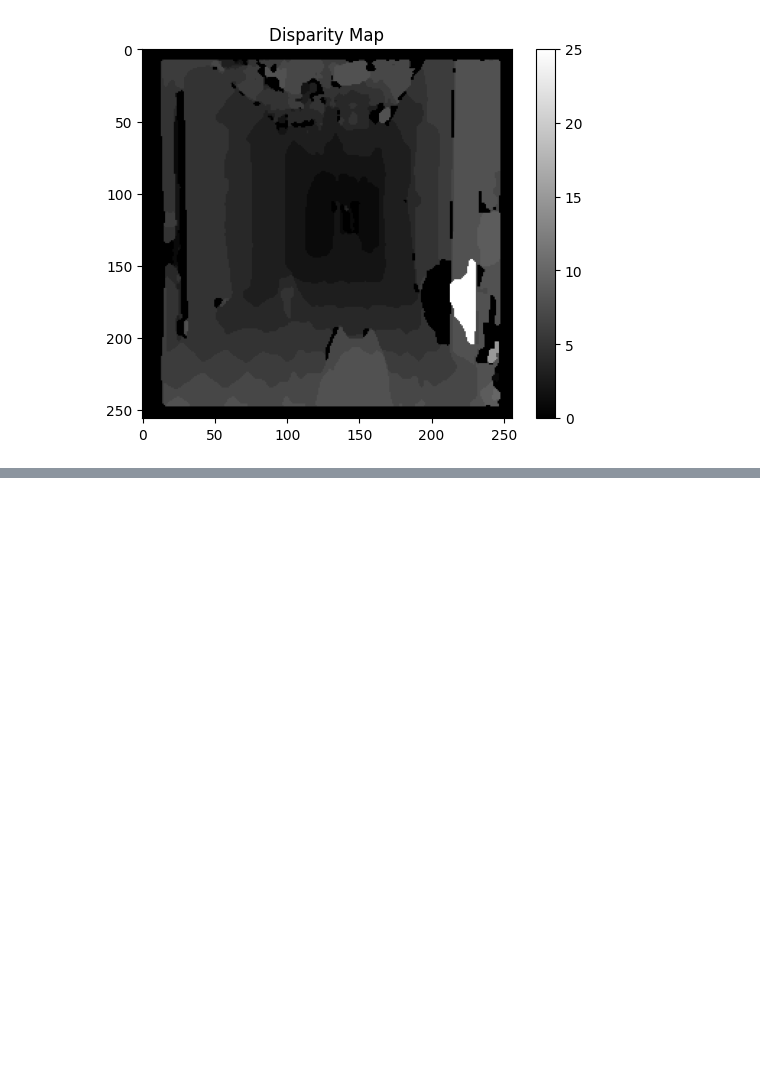
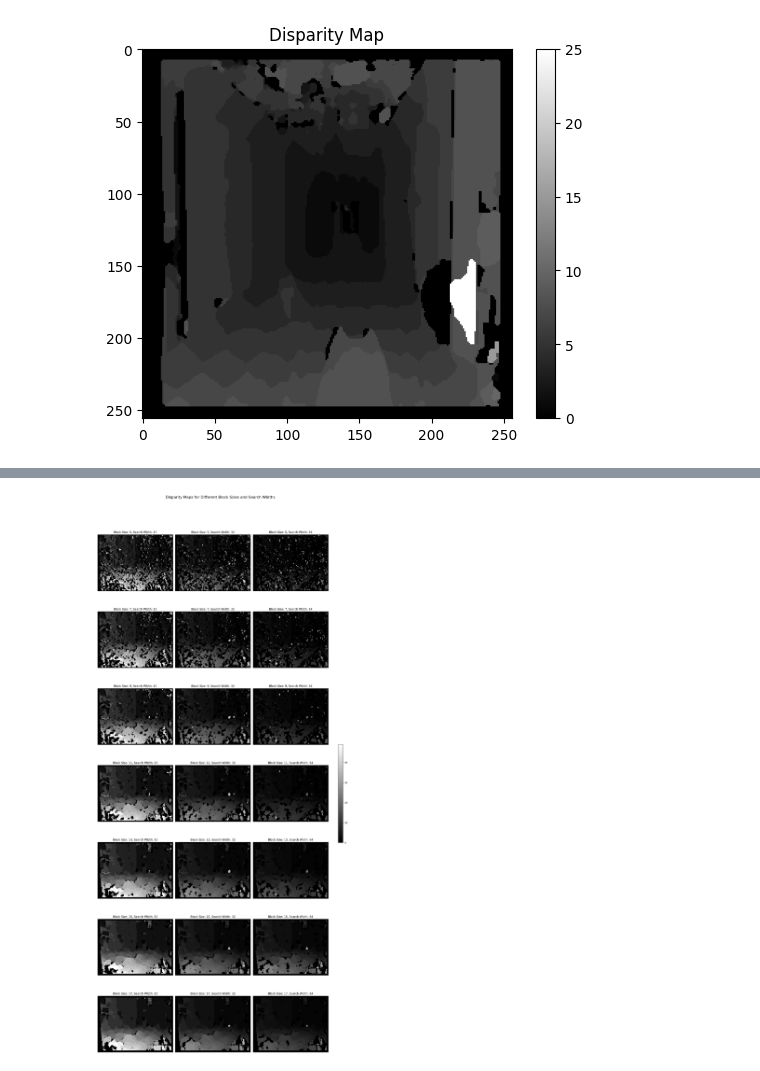
Before and after one commit to SkAndMl/AI6121-Computer-Vision, a Jupyter notebook: Assignment-2 Disparity/disaprity.ipynb, the cells around one changed output, grey strips where cells are left out. Cells and saved outputs as stored; diff of their text form; code cells hidden in the pictures; blank space fills up the shorter version.

```diff
--- a/Assignment-2 Disparity/disaprity.ipynb
+++ b/Assignment-2 Disparity/disaprity.ipynb
@@ -130,0 +176,11 @@ plt.show()
+# %%
+plot_param_matrix(
+    block_sizes=list(range(5, 19, 2)),
+    search_widths=[16, 32, 64],
+    left_img_path="images/triclopsi2l.jpg",
+    right_img_path="images/triclopsi2r.jpg",
+    cost_function="sad",
+    save_fig="param_matrix_triclops.png"
+)
+# %% [output]
+[figure, added]
```
Also changed, not shown: parts of 2 cells of this notebook, 2 other files.
